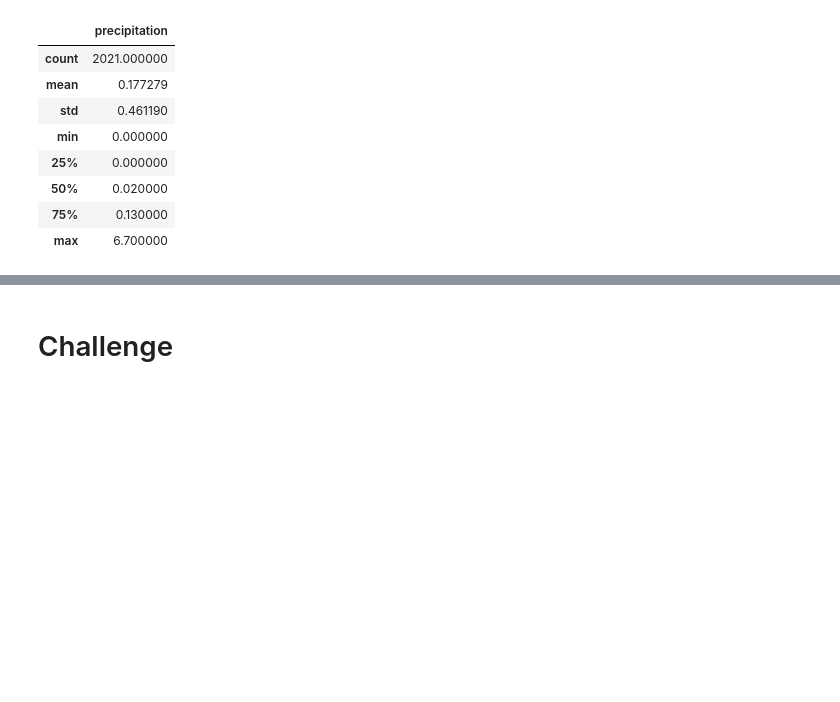
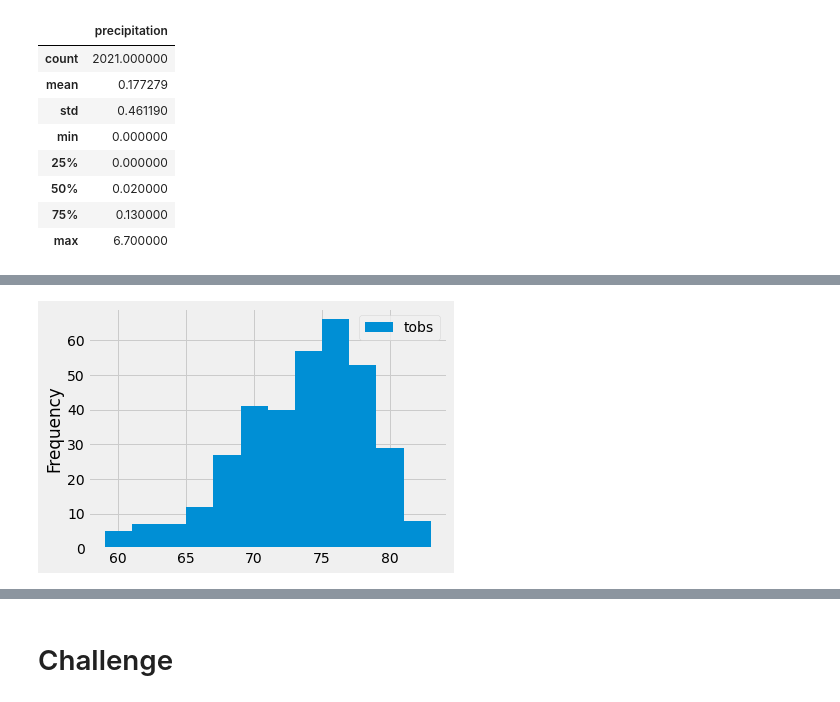
Before and after one commit to HollyESmith/surfs_up, a Jupyter notebook: climate_analysis.ipynb, the cells around one changed output, grey strips where cells are left out. Drawn from its saved outputs; the diff is of its cells as text; code cells hidden in the pictures; blank space fills up the shorter version.

```diff
--- a/climate_analysis.ipynb
+++ b/climate_analysis.ipynb
@@ -97,3 +117,9 @@ df.describe()
 # %%
 # Choose the station with the highest number of temperature observations.
 # Query the last 12 months of temperature observation data for this station and plot the results as a histogram
+
+results = session.query(Measurement.tobs).\
+filter(Measurement.station == 'USC00519281').\
+filter(Measurement.date >= prev_year).all()
+
+print(results)
@@ -102,0 +133,8 @@ df.describe()
+# %%
+#Convert results into a dataframe, remove index, and print
+
+df = pd.DataFrame(results, columns=['tobs'])
+print(df.to_string(index=False))
+
+#to print without removing index:
+#print(df)
@@ -102,0 +159,13 @@ df.describe()
+# %%
+# To create the histogram, we need to use the plot() function and the hist() function and add
+# the number of bins as a parameter
+
+df.plot.hist(bins=12)
+
+# Compress the x-axis labels so that they fit into the box holding our plot.
+plt.tight_layout()
+
+
+# 12 bins are visualized."Bin" refers to each rectangular column in the plot, as shown below.
+# %% [output]
+[figure, added]
```
Also changed, not shown: parts of 8 cells of this notebook.
